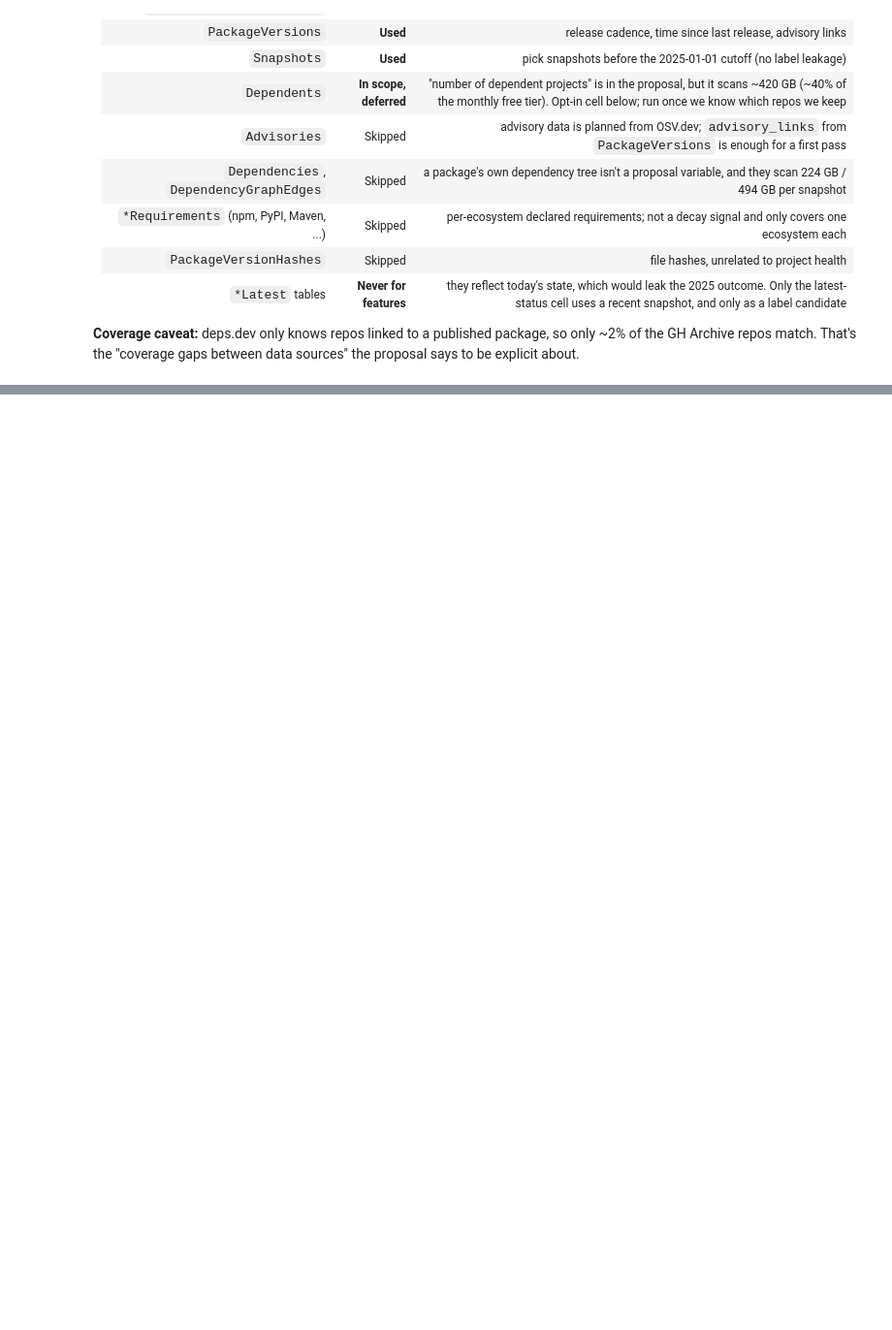
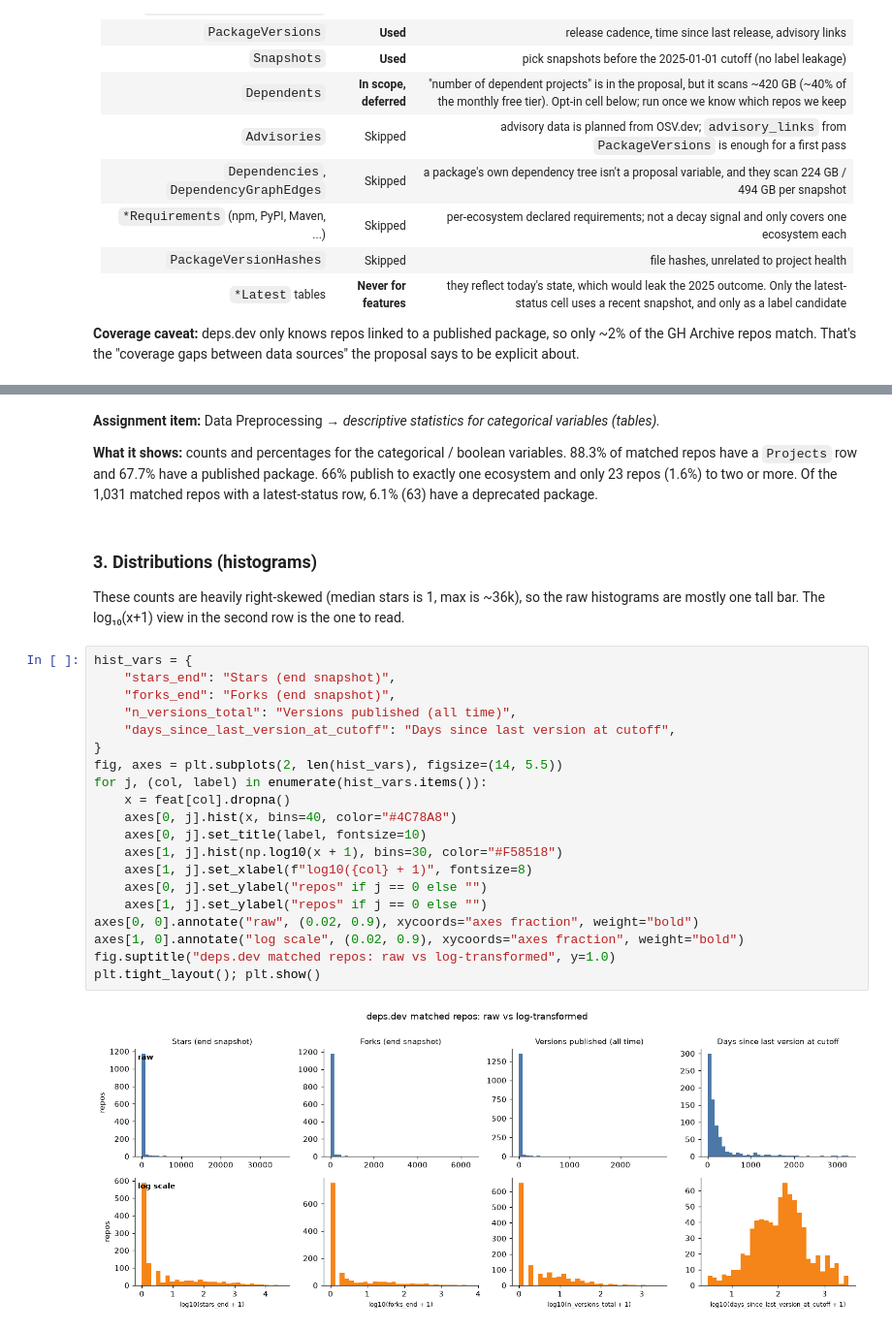
Before and after one commit to Miablo/decay-before-archival, a Jupyter notebook: notebooks/deps_dev.ipynb, the cells around one changed output, grey strips where cells are left out. Shown at 97% size. Drawn from its saved outputs; the diff is of its cells as text; blank space fills up the shorter version.

```diff
--- a/notebooks/deps_dev.ipynb
+++ b/notebooks/deps_dev.ipynb
@@ -277,0 +475,30 @@ The proposal needs these variables: release cadence / time since last release, c
+# %% [markdown]
+**Assignment item:** Data Preprocessing → *descriptive statistics for categorical variables (tables).*
+
+**What it shows:** counts and percentages for the categorical / boolean variables. 88.3% of matched repos have a `Projects` row and 67.7% have a published package. 66% publish to exactly one ecosystem and only 23 repos (1.6%) to two or more. Of the 1,031 matched repos with a latest-status row, 6.1% (63) have a deprecated package.
+# %% [markdown]
+### 3. Distributions (histograms)
+
+These counts are heavily right-skewed (median stars is 1, max is ~36k), so the raw histograms are mostly one tall bar. The log₁₀(x+1) view in the second row is the one to read.
+# %%
+hist_vars = {
+    "stars_end": "Stars (end snapshot)",
+    "forks_end": "Forks (end snapshot)",
+    "n_versions_total": "Versions published (all time)",
+    "days_since_last_version_at_cutoff": "Days since last version at cutoff",
+}
+fig, axes = plt.subplots(2, len(hist_vars), figsize=(14, 5.5))
+for j, (col, label) in enumerate(hist_vars.items()):
+    x = feat[col].dropna()
+    axes[0, j].hist(x, bins=40, color="#4C78A8")
+    axes[0, j].set_title(label, fontsize=10)
+    axes[1, j].hist(np.log10(x + 1), bins=30, color="#F58518")
+    axes[1, j].set_xlabel(f"log10({col} + 1)", fontsize=8)
+    axes[0, j].set_ylabel("repos" if j == 0 else "")
+    axes[1, j].set_ylabel("repos" if j == 0 else "")
+axes[0, 0].annotate("raw", (0.02, 0.9), xycoords="axes fraction", weight="bold")
+axes[1, 0].annotate("log scale", (0.02, 0.9), xycoords="axes fraction", weight="bold")
+fig.suptitle("deps.dev matched repos: raw vs log-transformed", y=1.0)
+plt.tight_layout(); plt.show()
+# %% [output]
+[figure, added]
```
Also changed, not shown: parts of 33 cells of this notebook, 4 other files.
